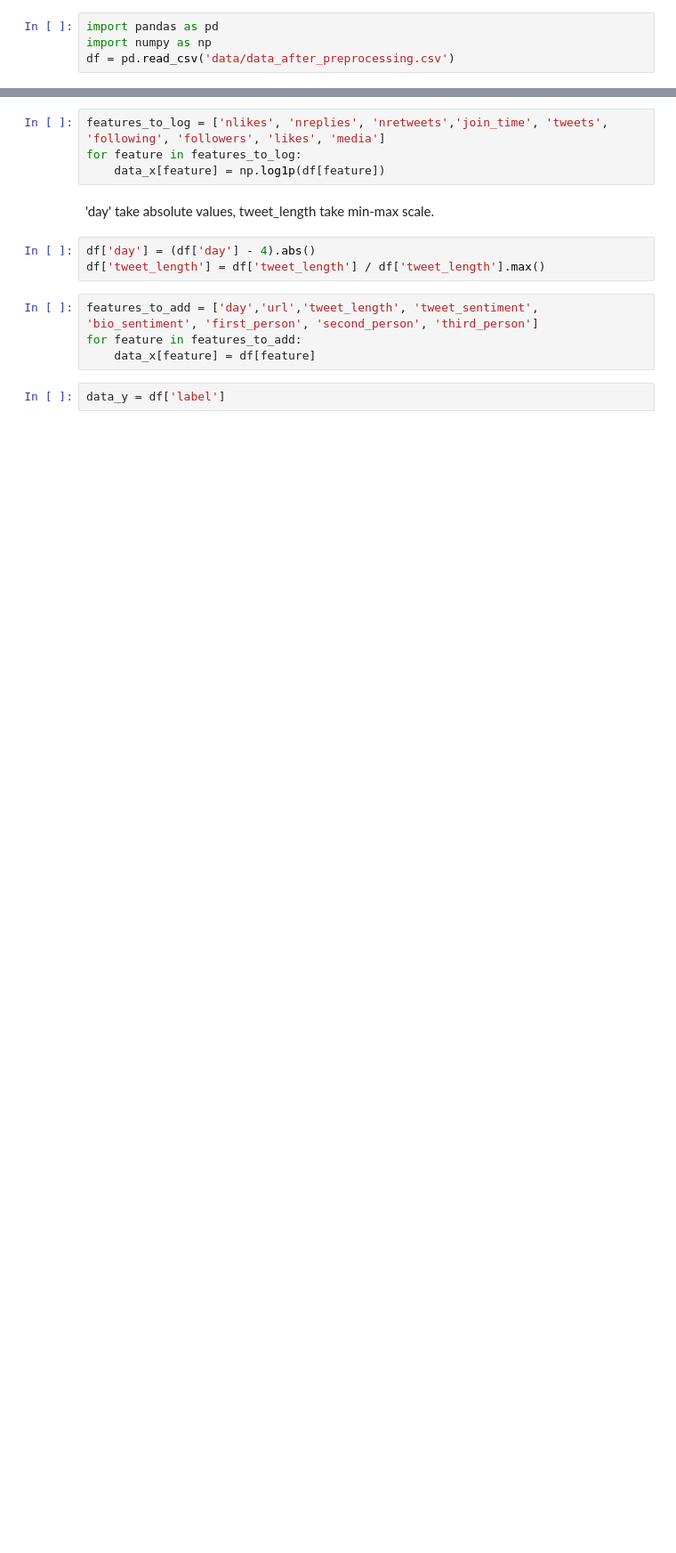
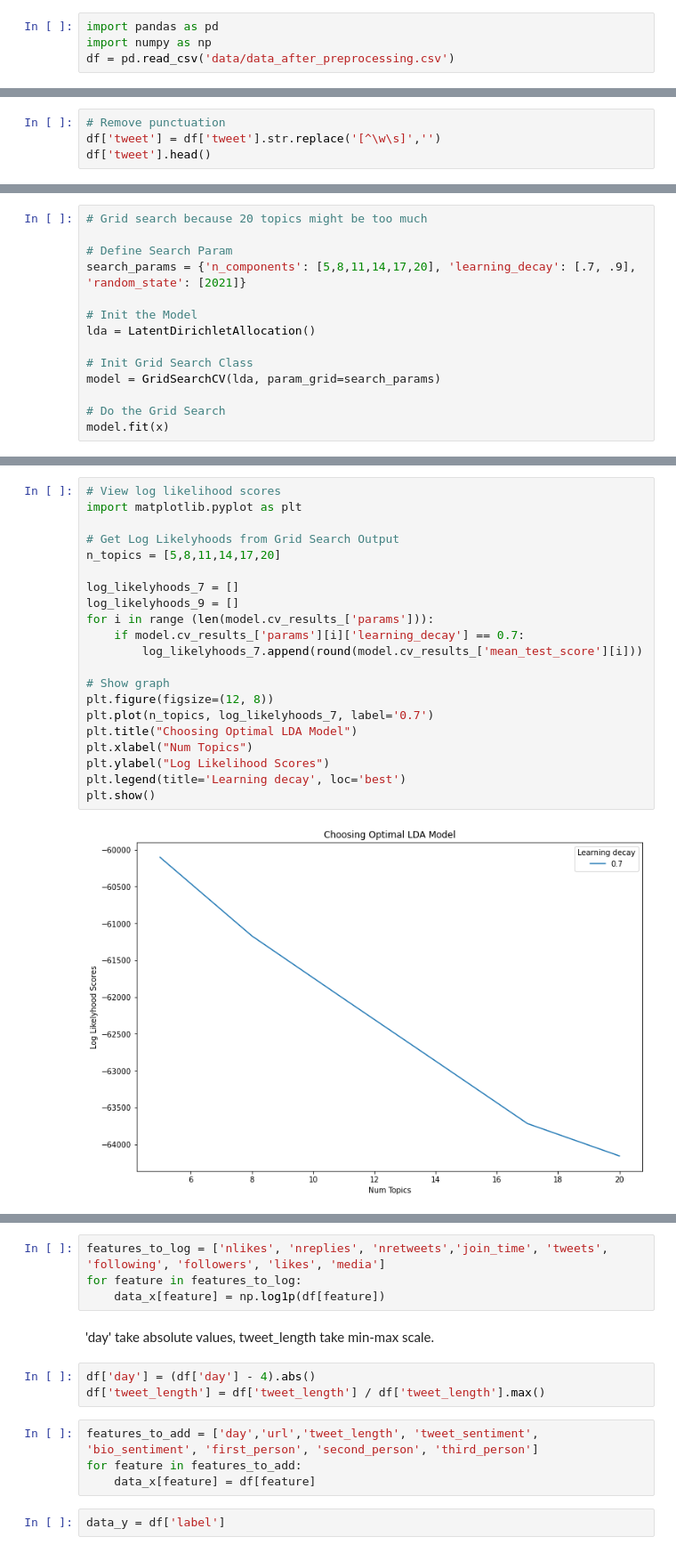
Before and after one commit to Fei-X/twitter_suicidal_tendency, a Jupyter notebook: modelling.ipynb, the cells around one changed output, grey strips where cells are left out. Shown at 89% size. Cells and saved outputs as stored; diff of their text form; blank space fills up the shorter version.

Commit message:
Added grid search for LDA clusters

```diff
--- a/modelling.ipynb
+++ b/modelling.ipynb
@@ -8,0 +39,4 @@ df = pd.read_csv('data/data_after_preprocessing.csv')
+# %%
+# Remove punctuation
+df['tweet'] = df['tweet'].str.replace('[^\w\s]','')
+df['tweet'].head()
@@ -32,0 +102,14 @@ data_x = pd.DataFrame(xtr).add_prefix('topic_')
+# %%
+# Grid search because 20 topics might be too much
+
+# Define Search Param
+search_params = {'n_components': [5,8,11,14,17,20], 'learning_decay': [.7, .9], 'random_state': [2021]}
+
+# Init the Model
+lda = LatentDirichletAllocation()
+
+# Init Grid Search Class
+model = GridSearchCV(lda, param_grid=search_params)
+
+# Do the Grid Search
+model.fit(x)
@@ -32,0 +137,23 @@ data_x = pd.DataFrame(xtr).add_prefix('topic_')
+# %%
+# View log likelihood scores
+import matplotlib.pyplot as plt
+
+# Get Log Likelyhoods from Grid Search Output
+n_topics = [5,8,11,14,17,20]
+
+log_likelyhoods_7 = []
+log_likelyhoods_9 = []
+for i in range (len(model.cv_results_['params'])):
+    if model.cv_results_['params'][i]['learning_decay'] == 0.7:
+        log_likelyhoods_7.append(round(model.cv_results_['mean_test_score'][i]))
+
+# Show graph
+plt.figure(figsize=(12, 8))
+plt.plot(n_topics, log_likelyhoods_7, label='0.7')
+plt.title("Choosing Optimal LDA Model")
+plt.xlabel("Num Topics")
+plt.ylabel("Log Likelihood Scores")
+plt.legend(title='Learning decay', loc='best')
+plt.show()
+# %% [output]
+[figure, added]
```
Also changed, not shown: parts of 26 cells of this notebook.
